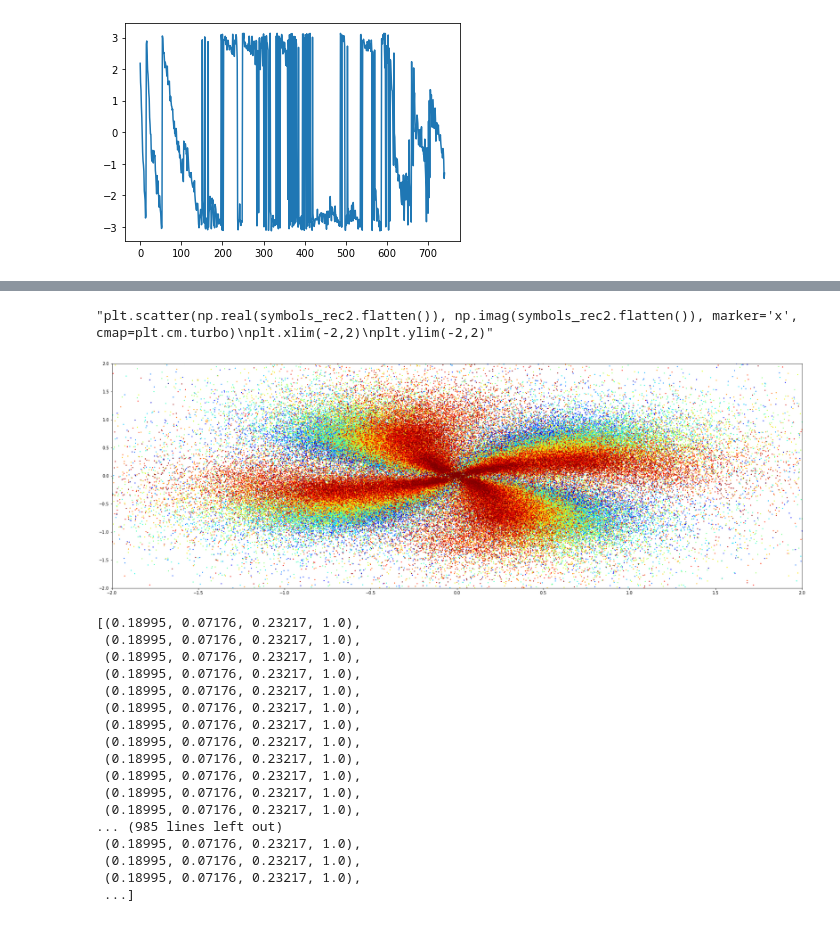
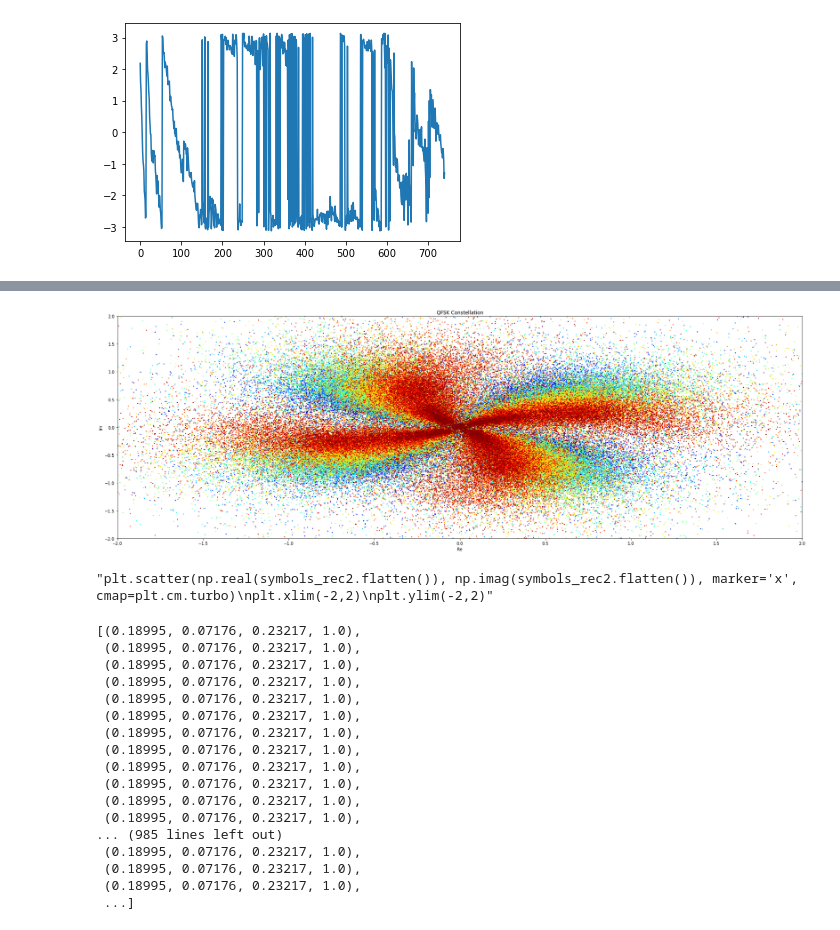
Before and after one commit to jks70/gf3_v2, a Jupyter notebook: uncover.ipynb, the cells around one changed output, grey strips where cells are left out. Cells and saved outputs as stored; diff of their text form; code cells hidden in the pictures.

```diff
--- a/uncover.ipynb
+++ b/uncover.ipynb
@@ -179,21 +235,25 @@ plt.show()
 # %%
 
 
 
 plt.figure(figsize = (30, 10))
-x = np.real(symbols_rec2).flatten()
-y = np.imag(symbols_rec2).flatten()
+x = np.real(symbols_rec).flatten()
+y = np.imag(symbols_rec).flatten()
 colors = plt.cm.jet(np.linspace(0, 1, len(y)))
 plt.scatter(x, y, color=colors, marker='x',s=2)
 plt.xlim(-2,2)
 plt.ylim(-2,2)
+plt.title('QFSK Constellation')
+plt.xlabel('Re')
+plt.ylabel('Im')
+plt.show()
 
 '''plt.scatter(np.real(symbols_rec2.flatten()), np.imag(symbols_rec2.flatten()), marker='x', cmap=plt.cm.turbo)
 plt.xlim(-2,2)
 plt.ylim(-2,2)'''
 # %% [output]
+[figure, new version]
 "plt.scatter(np.real(symbols_rec2.flatten()), np.imag(symbols_rec2.flatten()), marker='x', cmap=plt.cm.turbo)\nplt.xlim(-2,2)\nplt.ylim(-2,2)"
-[figure, old version]
 # %%
 col
 # %% [output]
```
Also changed, not shown: parts of 7 cells of this notebook, 5 other files.
